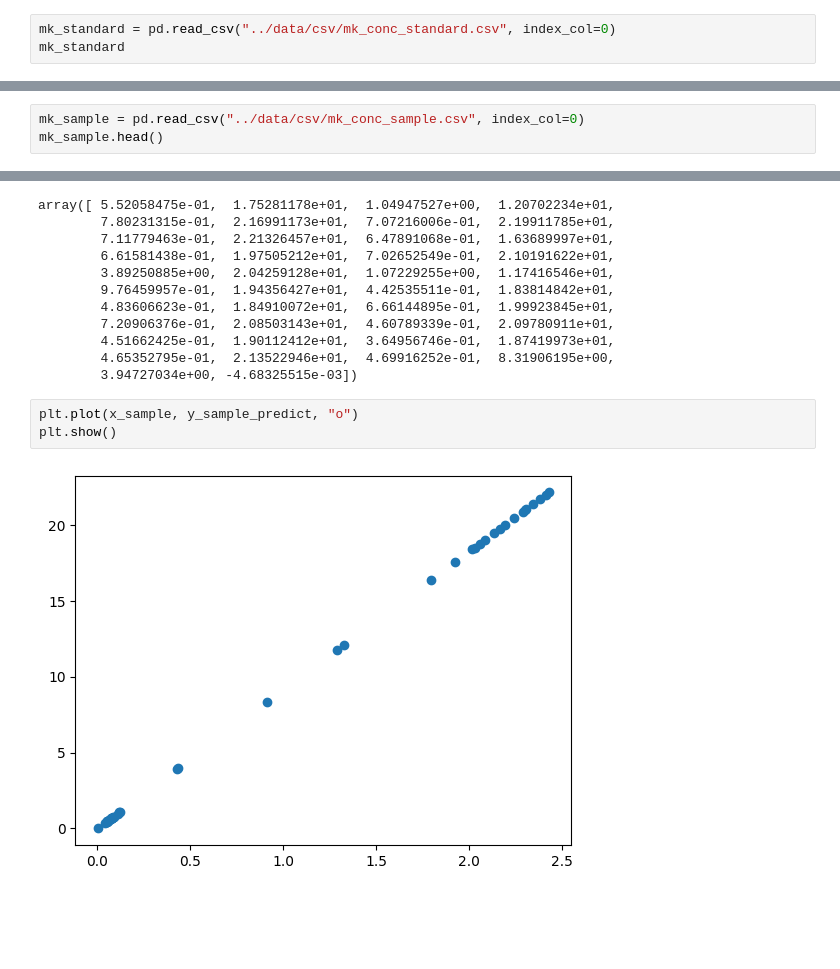
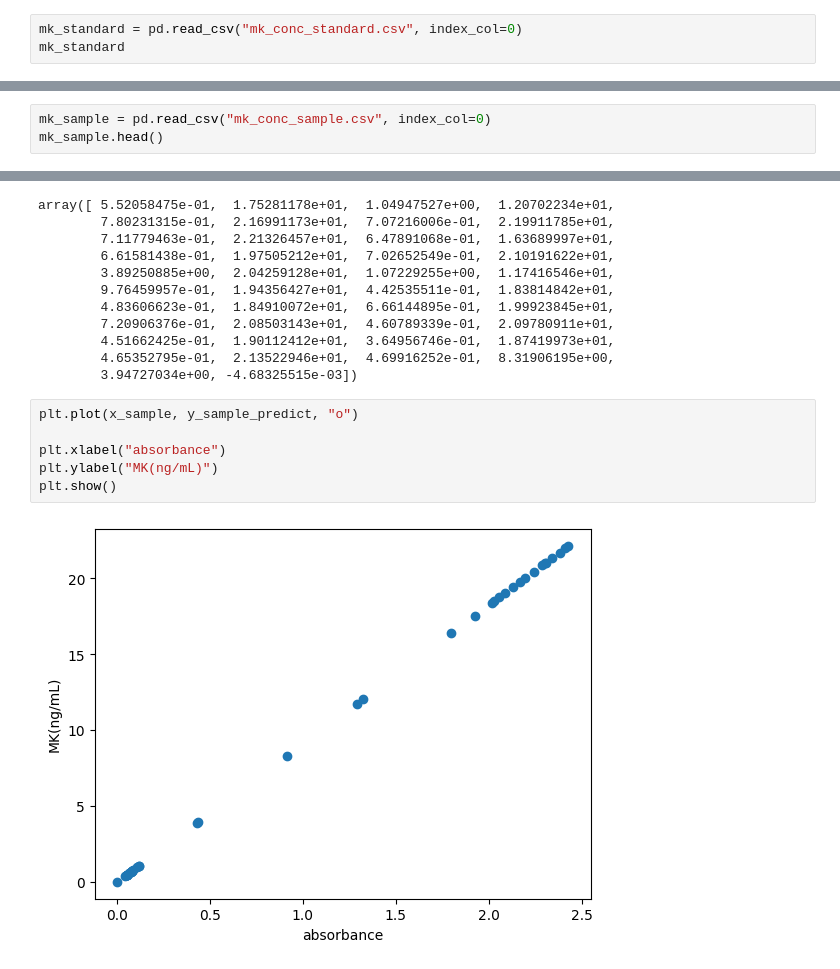
Before and after one commit to Yokohide0317/2024BI-Python, a Jupyter notebook: 9回目/05_absorbance.ipynb, the cells around one changed output, grey strips where cells are left out. Cells and saved outputs as stored; diff of their text form; blank space fills up the shorter version.

```diff
--- a/9回目/05_absorbance.ipynb
+++ b/9回目/05_absorbance.ipynb
@@ -31,7 +31,7 @@ import seaborn as sns
 
 ※いずれも、吸光度はn=2で測定。平均値を使用することとする。
 # %%
-mk_standard = pd.read_csv("../data/csv/mk_conc_standard.csv", index_col=0)
+mk_standard = pd.read_csv("mk_conc_standard.csv", index_col=0)
 mk_standard
 # %% [output]
 |  | absorbance-1 | absorbance-2 | MK(ng/mL) |
@@ -55,7 +55,7 @@ mk_standard
 | 5 | 0.292 | 0.275 | 2.5000 | 0.2835 |
 | 6 | 0.562 | 0.536 | 5.0000 | 0.5490 |
 # %%
-mk_sample = pd.read_csv("../data/csv/mk_conc_sample.csv", index_col=0)
+mk_sample = pd.read_csv("mk_conc_sample.csv", index_col=0)
 mk_sample.head()
 # %% [output]
 |  | absorbance-1 | absorbance-2 |
@@ -170,6 +170,9 @@ array([ 5.52058475e-01,  1.75281178e+01,  1.04947527e+00,  1.20702234e+01,
         3.94727034e+00, -4.68325515e-03])
 # %%
 plt.plot(x_sample, y_sample_predict, "o")
+
+plt.xlabel("absorbance")
+plt.ylabel("MK(ng/mL)")
 plt.show()
 # %% [output]
-[figure, old version]
+[figure, new version]
```
Also changed, not shown: 2 other files.
